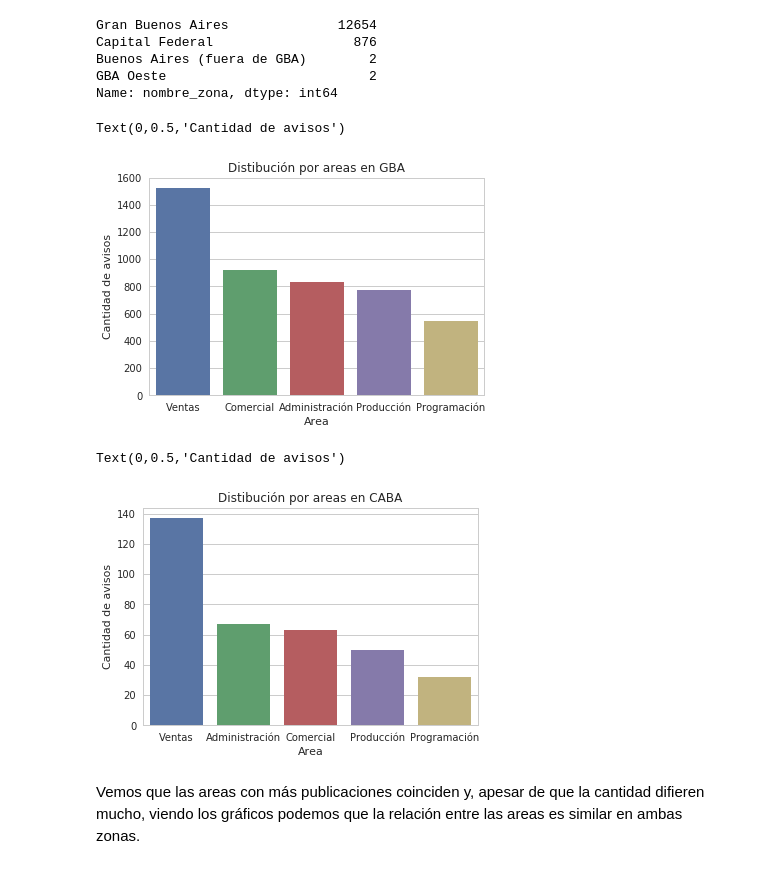
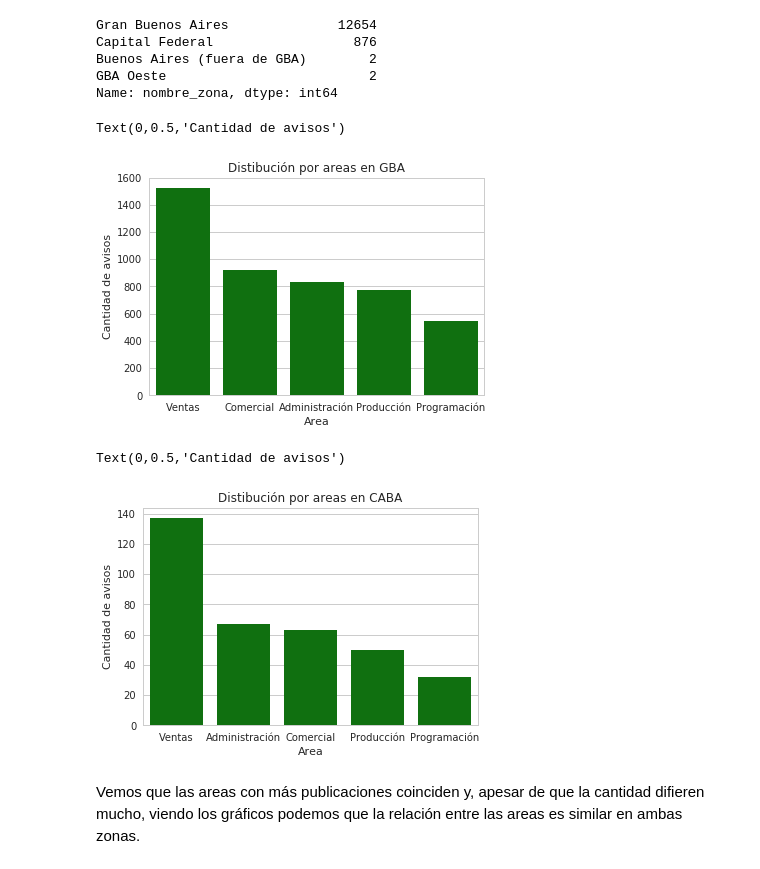
Before and after one commit to FrancoLiberali/tp1-orga-datos-1c2018, a Jupyter notebook: AnalisisExplorario.ipynb, the cells around one changed output. Drawn from its saved outputs; the diff is of its cells as text; code cells hidden in the pictures.

```diff
--- a/AnalisisExplorario.ipynb
+++ b/AnalisisExplorario.ipynb
@@ -11,7 +11,8 @@ plt.style.use('default') # haciendo los graficos un poco mas bonitos en matplotl
 sns.set(style="whitegrid") # seteando tipo de grid en seaborn
 %matplotlib inline
 
-RUTA_DATOS = '../datos_navent_fiuba/'
+#RUTA_DATOS = '../datos_navent_fiuba/'
+RUTA_DATOS = 'Desktop/facu/actual/Orga_de_datos/datos_navent_fiuba/'
 # %%
 #se cargan los datos
 postulantes_educacion = pd.read_csv(RUTA_DATOS + 'fiuba_1_postulantes_educacion.csv')
@@ -521,21 +522,21 @@ Name: nombre_zona, dtype: int64
 caba=((avisos_detalle.loc[avisos_detalle['nombre_zona'] == "Capital Federal"  ])["nombre_area"]).value_counts().head(5)
 gba =((avisos_detalle.loc[avisos_detalle['nombre_zona'] == "Gran Buenos Aires"])["nombre_area"]).value_counts().head(5)
 # %%
-g = sns.barplot(y=gba.values, x=gba.index, orient='v')
+g = sns.barplot(y=gba.values, x=gba.index, orient='v',color = 'g')
 g.set_title('Distibución por areas en GBA')
 g.set_xlabel('Area')
 g.set_ylabel('Cantidad de avisos')
 # %% [output]
 Text(0,0.5,'Cantidad de avisos')
-[figure, old version]
+[figure, new version]
 # %%
-g = sns.barplot(y=caba.values, x=caba.index, orient='v')
+g = sns.barplot(y=caba.values, x=caba.index, orient='v', color = 'g')
 g.set_title('Distibución por areas en CABA')
 g.set_xlabel('Area')
 g.set_ylabel('Cantidad de avisos')
 # %% [output]
 Text(0,0.5,'Cantidad de avisos')
-[figure, old version]
+[figure, new version]
 # %% [markdown]
 Vemos que las areas con más publicaciones coinciden y, apesar de que la cantidad difieren mucho, viendo los gráficos podemos que la relación entre las areas es similar en ambas zonas.
 # %%
```
Also changed, not shown: parts of 16 cells of this notebook.
